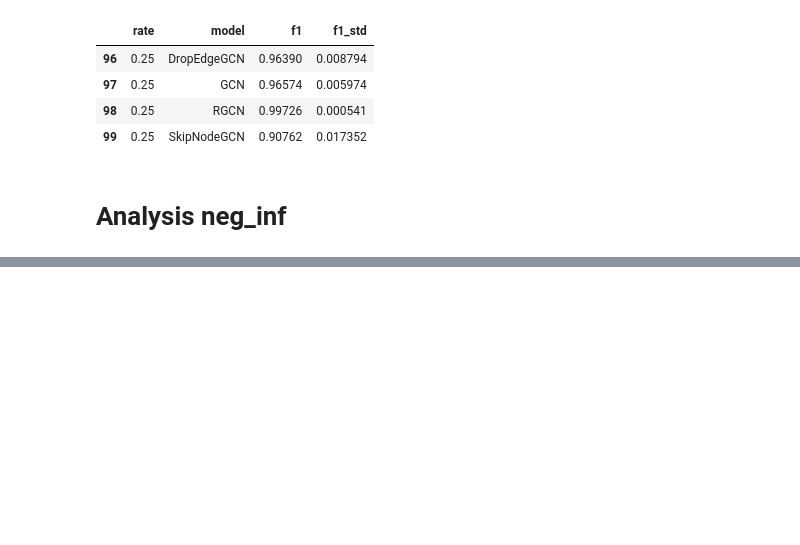
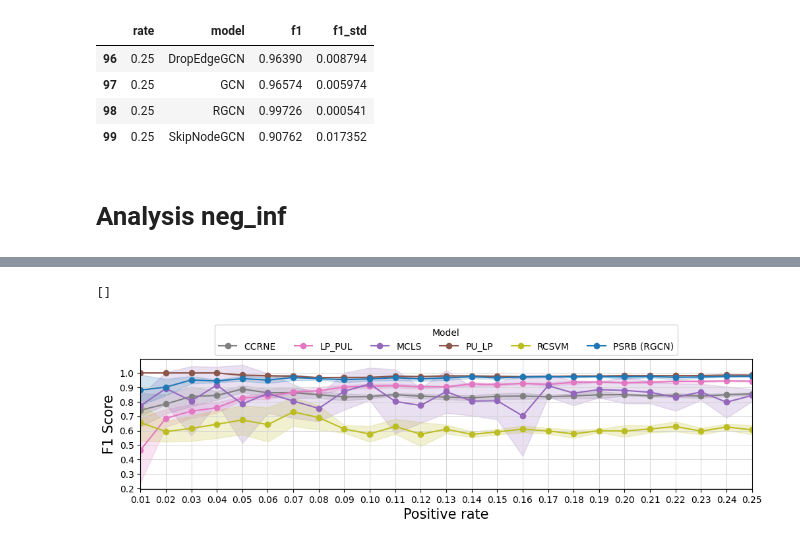
Before and after one commit to GHMessias/psrb, a Jupyter notebook: analysis_test.ipynb, the cells around one changed output, grey strips where cells are left out. Cells and saved outputs as stored; diff of their text form; code cells hidden in the pictures; blank space fills up the shorter version.

```diff
--- a/analysis_test.ipynb
+++ b/analysis_test.ipynb
@@ -154,0 +202,7 @@ plt.plot()
+# %%
+modelos_nao_neurais = ['RGCN', 'CCRNE', 'MCLS', 'LP_PUL', 'PU_LP', 'RCSVM']
+# Filtra o DataFrame apenas com os modelos presentes na lista
+df_nao_neurais = df[df['model'].isin(modelos_nao_neurais)].copy()
+
+# Verifique o resultado
+print(df_nao_neurais.head())
@@ -154,0 +223,58 @@ plt.plot()
+# %%
+# Agrupar por 'rate' e 'model', e calcular média e desvio padrão
+summary = df_nao_neurais.groupby(['rate', 'model'])['f1'].agg(['mean', 'std']).reset_index()
+
+# Lista de modelos únicos
+modelos = summary['model'].unique()
+
+# Plot
+plt.figure(figsize=(10.3, 3.5))  # largura exata, altura ajustável conforme necessário
+
+for model in modelos:
+    dados_modelo = summary[summary['model'] == model]
+    rates = dados_modelo['rate']
+    medias = dados_modelo['mean']
+    desvios = dados_modelo['std']
+
+    cor = cores_modelos.get(model, '#000000')
+
+    # Trocar o nome 'RGCN' por 'PSRB (RGCN)' na legenda
+    if model == 'RGCN':
+        label = 'PSRB (RGCN)'
+    else:
+        label = model
+
+    # Linha principal (média do F1)
+    plt.plot(rates, medias, label=label, marker='o', color = cor)
+
+    # Faixa do desvio padrão (transparente)
+    plt.fill_between(rates, medias - desvios, medias + desvios, alpha=0.2, color = cor)
+
+
+# Ajustar limites do eixo X para 0.01 a 0.25
+plt.xlim(0.01, 0.25)
+# plt.ylim(0.4,1.1)
+
+plt.xlabel('Positive rate', fontsize = 15)
+plt.ylabel('F1 Score', fontsize = 15)
+# plt.title('Desempenho dos modelos com diferentes taxas de dados rotulados')
+# Ajustar a posição e formato da legenda
+# plt.legend(
+#     title='Modelo',
+#     fontsize=10,
+#     loc='upper center',  # Coloca a legenda na parte superior
+#     bbox_to_anchor=(0.5, 1.15),  # Move a legenda um pouco para cima
+#     borderpad=1,  # Aumenta a largura da caixa
+#     handlelength=2,  # Aumenta o comprimento das linhas da legenda
+#     labelspacing=1.2  # Aumenta o espaçamento entre os itens da legenda
+# )
+plt.legend(title='Model', bbox_to_anchor=(0.5, 1.3), loc='upper center', ncol=7)
+plt.xticks(ticks=[x/100 for x in range(1,26)],fontsize=10)
+plt.yticks(fontsize=10, ticks = [0,0.1,0.2,0.3,0.4,0.5,0.6,0.7,0.8,0.9,1])
+plt.grid(True, color='lightgray', linewidth=0.7, which='both')
+plt.tight_layout()
+plt.savefig(f'plots/neg_inf_{dataset_name}_nao_neural.svg', format='svg')
+plt.plot()
+# %% [output]
+[]
+[figure, added]
```
Also changed, not shown: parts of 12 cells of this notebook, 16 other files.
